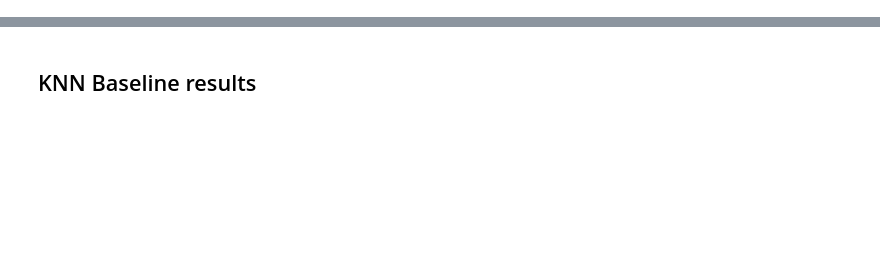
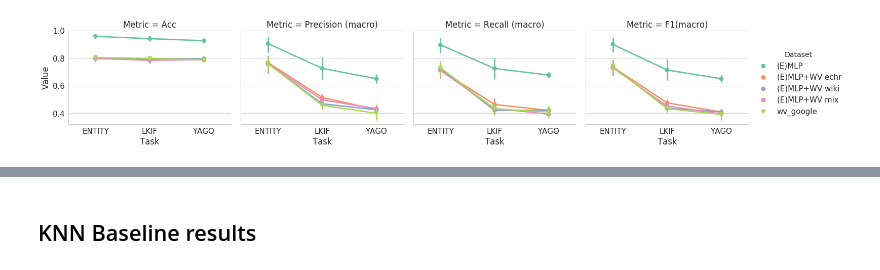
Before and after one commit to MIREL-UNC/mirel-scripts, a Jupyter notebook: Fast results.ipynb, the cells around one changed output, grey strips where cells are left out. Saved outputs shown, nothing was run; the diff lists cells and outputs as text; code cells hidden in the pictures; blank space fills up the shorter version.

```diff
--- a/Fast results.ipynb
+++ b/Fast results.ipynb
@@ -426,0 +198,4 @@ General Results
+# %%
+plot_datasets_all_tasks(all_test_results)
+# %% [output]
+[figure, added]
```
Also changed, not shown: parts of 55 cells of this notebook.
